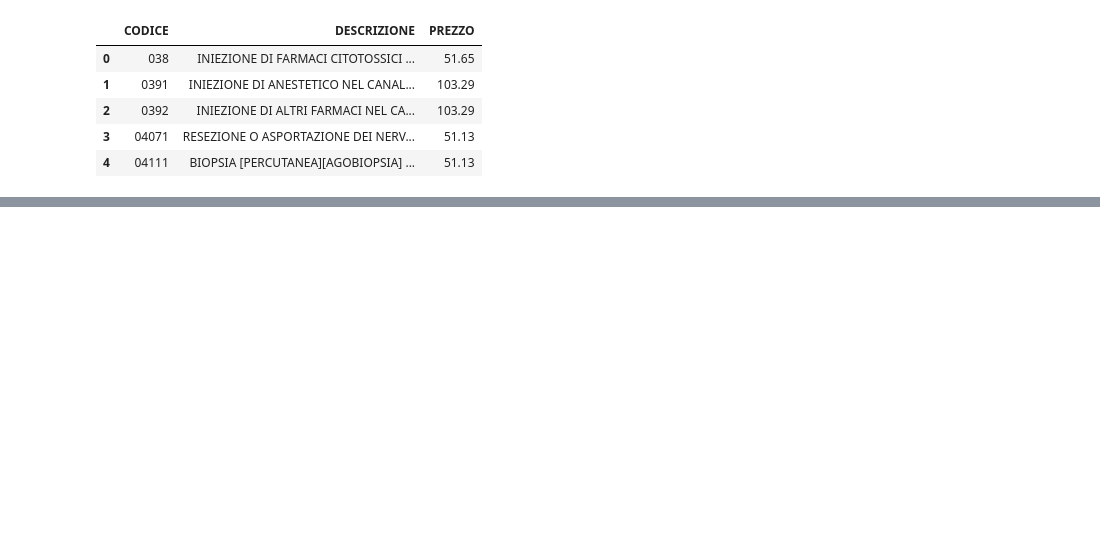
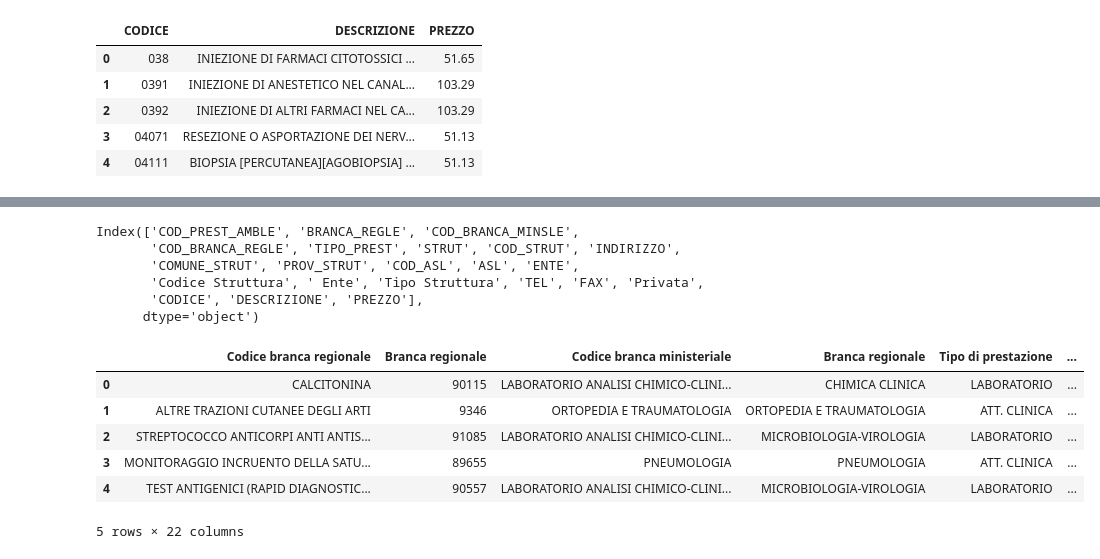
Before and after one commit to SimoneFarallo/Project_public_and_social_services, a Jupyter notebook: EDA_domains.ipynb, the cells around one changed output, grey strips where cells are left out. Cells and saved outputs as stored; diff of their text form; code cells hidden in the pictures; blank space fills up the shorter version.

```diff
--- a/EDA_domains.ipynb
+++ b/EDA_domains.ipynb
@@ -127,4 +115,0 @@ plt.show()
-# %%
-#Non riesco a capire i prezzi, sulla documentazione c'è scritto in euro, ma ci sono valori senza senso, preferiamo elimnare la colonna e trovare un altro prezziario
-prest_amb = prest_amb.drop(['TARIFFA_PREST_EURO'],axis = 1)
-prest_amb.columns
@@ -460,3 +413,6 @@ nom_nazionale.head()
 | 2 | 0392 | INIEZIONE DI ALTRI FARMACI NEL CA... | 103.29 |
 | 3 | 04071 | RESEZIONE O ASPORTAZIONE DEI NERV... | 51.13 |
 | 4 | 04111 | BIOPSIA [PERCUTANEA][AGOBIOPSIA] ... | 51.13 |
+# %%
+merg2 = merg1.merge(nom_nazionale ,how='left', left_on='BRANCA_REGLE', right_on='CODICE')
+display(merg2.head(5))
@@ -483,0 +473,3 @@ display(merg3.head(5))
+# %%
+final_data = merg2
+final_data.head()
@@ -503,0 +504,44 @@ memory usage: 49.3+ MB
+# %%
+final_data.columns
+# %% [output]
+Index(['COD_PREST_AMBLE', 'BRANCA_REGLE', 'COD_BRANCA_MINSLE',
+       'COD_BRANCA_REGLE', 'TIPO_PREST', 'STRUT', 'COD_STRUT', 'INDIRIZZO',
+       'COMUNE_STRUT', 'PROV_STRUT', 'COD_ASL', 'ASL', 'ENTE',
+       'Codice Struttura', ' Ente', 'Tipo Struttura', 'TEL', 'FAX', 'Privata',
+       'CODICE', 'DESCRIZIONE', 'PREZZO'],
+      dtype='object')
+# %%
+#Following the documentation available to us, we change the names of the columns to make them easier for the end user to interpret
+final_data = final_data.rename(columns={'COD_PREST_AMBLE': 'Codice branca regionale',
+                         'BRANCA_REGLE': 'Branca regionale',
+                         'COD_BRANCA_MINSLE': 'Codice branca ministeriale',
+                         'COD_BRANCA_REGLE': 'Branca regionale',
+                         'TIPO_PREST': 'Tipo di prestazione',
+                         'STRUT': 'Nome struttura',
+                         'COD_STRUT': 'Codice struttura erogante',
+                         'INDIRIZZO': 'Indirizzo',
+                         'COMUNE_STRUT': 'Comune struttura',
+                         'PROV_STRUT': 'Provincia struttura',
+                         'COD_ASL': 'Codice ASL territoriale',
+                         'ASL': 'Descrizione ASL',
+                         'ENTE': 'Ente',
+                         'Codice Struttura': 'Codice struttura',
+                         'Ente': 'Ente struttura',
+                         'Tipo Struttura': 'Tipo struttura',
+                         'TEL': 'Telefono',
+                         'FAX': 'Fax',
+                         'Privata': 'Struttura privata',
+                         'PRESTAZ_AMB_SET_RIFERIMENTO_ID': 'ID prestazione ambulatoriale',
+                         'PRESTAZ_AMB_DESC': 'Dettagli prestazioni',
+                         'COD_PRESTAZ_AMB': 'Codice prestazione ambulatoriale',
+                         'DESCRIZIONE': 'Descrizione',
+                         'PREZZO': 'Prezzo'})
+final_data.head()
+# %% [output]
+|  | Codice branca regionale | Branca regionale | Codice branca ministeriale | Branca regionale | Tipo di prestazione | ... |
+| 0 | CALCITONINA | 90115 | LABORATORIO ANALISI CHIMICO-CLINI... | CHIMICA CLINICA | LABORATORIO | ... |
+| 1 | ALTRE TRAZIONI CUTANEE DEGLI ARTI | 9346 | ORTOPEDIA E TRAUMATOLOGIA | ORTOPEDIA E TRAUMATOLOGIA | ATT. CLINICA | ... |
+| 2 | STREPTOCOCCO ANTICORPI ANTI ANTIS... | 91085 | LABORATORIO ANALISI CHIMICO-CLINI... | MICROBIOLOGIA-VIROLOGIA | LABORATORIO | ... |
+| 3 | MONITORAGGIO INCRUENTO DELLA SATU... | 89655 | PNEUMOLOGIA | PNEUMOLOGIA | ATT. CLINICA | ... |
+| 4 | TEST ANTIGENICI (RAPID DIAGNOSTIC... | 90557 | LABORATORIO ANALISI CHIMICO-CLINI... | MICROBIOLOGIA-VIROLOGIA | LABORATORIO | ... |
+5 rows × 22 columns
```
Also changed, not shown: parts of 47 cells of this notebook, 3 other files.
